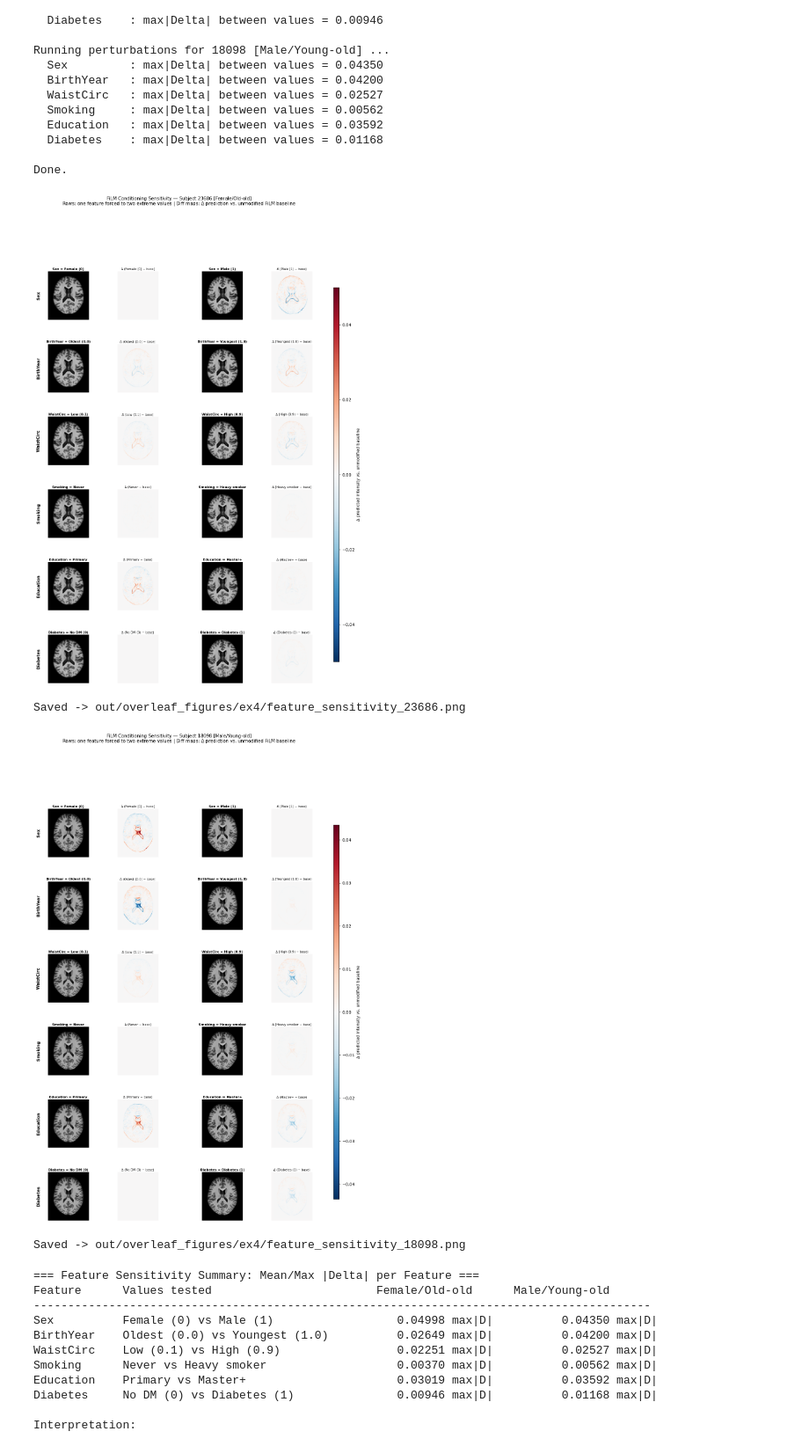
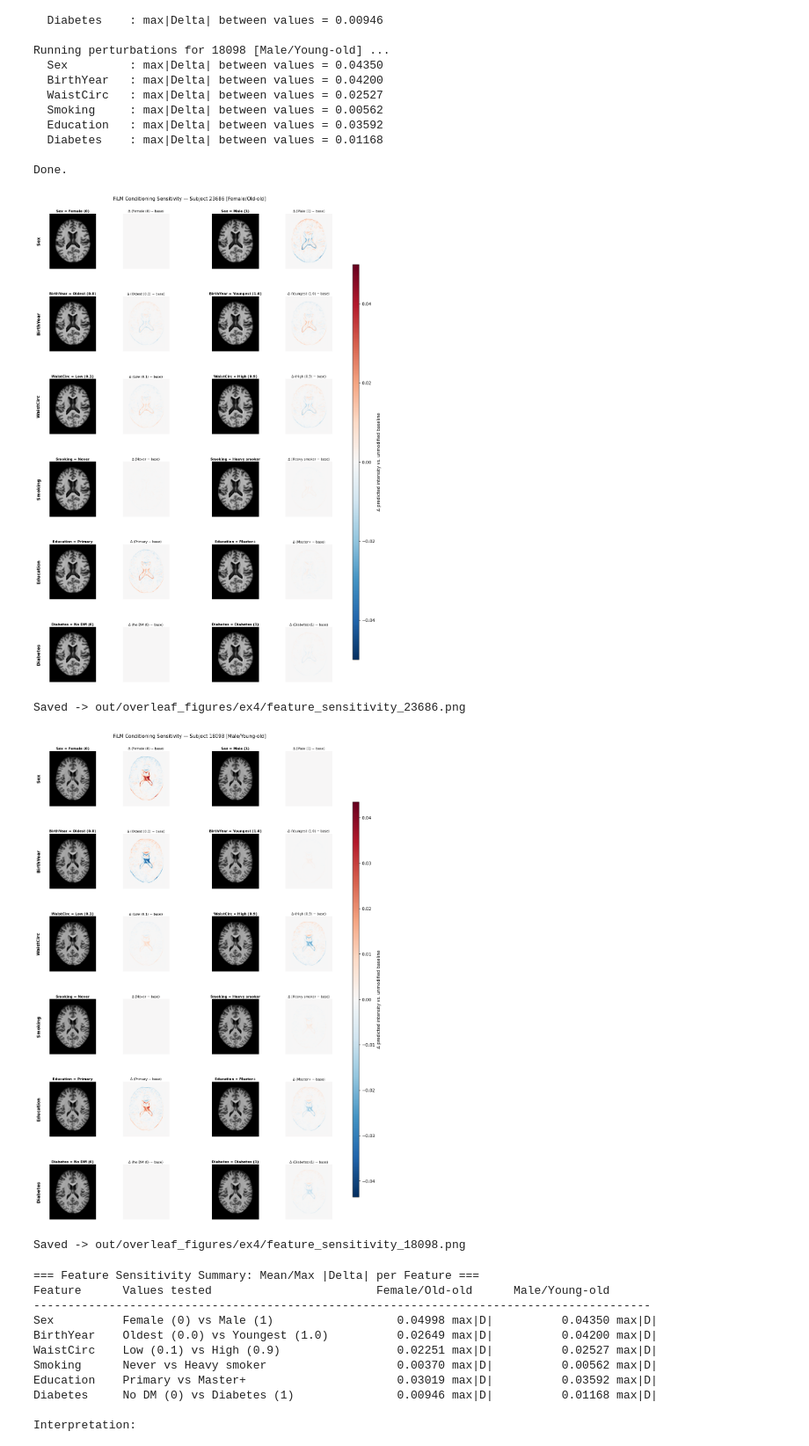
Before and after one commit to flippi321/NTNU-Master-project, a Jupyter notebook: EX4_subsets.ipynb, the cells around one changed output. Shown at 88% size. Saved outputs shown, nothing was run; the diff lists cells and outputs as text; code cells hidden in the pictures.

Commit message:
Improved figure visibility

```diff
--- a/EX4_subsets.ipynb
+++ b/EX4_subsets.ipynb
@@ -1015,41 +1015,39 @@ for sid, desc in DEMO_SUBJECTS:
             ax_row[0].imshow(ra['pred'].T, cmap=cmap_pred, vmin=0, vmax=1, origin='lower')
             ax_row[0].set_title(f'{feat_name} = {label_a}', fontsize=8, fontweight='bold', pad=3)
         if 'diff' in ra:
             ax_row[1].imshow(ra['diff'].T, cmap=cmap_diff,
                              vmin=-diff_vmax, vmax=diff_vmax, origin='lower')
             ax_row[1].set_title(f'\u0394 ({label_a} \u2212 base)', fontsize=7.5, pad=3)
             ax_row[1].set_xlabel(f'max|\u0394|={ra["max_abs"]:.5f}', fontsize=7, color='darkred')
         # col 2 = spacer, stays axis('off')
         if 'pred' in rb:
             ax_row[3].imshow(rb['pred'].T, cmap=cmap_pred, vmin=0, vmax=1, origin='lower')
             ax_row[3].set_title(f'{feat_name} = {label_b}', fontsize=8, fontweight='bold', pad=3)
         if 'diff' in rb:
             ax_row[4].imshow(rb['diff'].T, cmap=cmap_diff,
                              vmin=-diff_vmax, vmax=diff_vmax, origin='lower')
             ax_row[4].set_title(f'\u0394 ({label_b} \u2212 base)', fontsize=7.5, pad=3)
             ax_row[4].set_xlabel(f'max|\u0394|={rb["max_abs"]:.5f}', fontsize=7, color='darkred')
 
     # Colorbar
-    fig.subplots_adjust(right=0.88)
+    fig.subplots_adjust(right=0.88, top=0.94)
     cbar_ax = fig.add_axes([0.90, 0.15, 0.015, 0.7])
     sm = plt.cm.ScalarMappable(cmap=cmap_diff,
                                norm=mcolors.Normalize(vmin=-diff_vmax, vmax=diff_vmax))
     sm.set_array([])
     fig.colorbar(sm, cax=cbar_ax, label='\u0394 predicted intensity vs. unmodified baseline')
     fig.suptitle(
-        f'FiLM Conditioning Sensitivity \u2014 Subject {sid} [{desc}]\n'
-        f'Rows: one feature forced to two extreme values | '
-        f'Diff maps: \u0394 prediction vs. unmodified FiLM baseline',
-        fontsize=11, y=1.02
+        f'FiLM Conditioning Sensitivity \u2014 Subject {sid} [{desc}]',
+        fontsize=11, y=0.97
     )
     save_path = FIG_DIR / f'feature_sensitivity_{sid}.png'
     plt.savefig(save_path, dpi=120, bbox_inches='tight')
     plt.show()
     print(f'Saved -> {save_path}')
 # %% [output]
-[figure, old version]
+[figure, new version]
 Saved -> out/overleaf_figures/ex4/feature_sensitivity_23686.png
-[figure, old version]
+[figure, new version]
 Saved -> out/overleaf_figures/ex4/feature_sensitivity_18098.png
 # %%
 print('=== Feature Sensitivity Summary: Mean/Max |Delta| per Feature ===')
```
